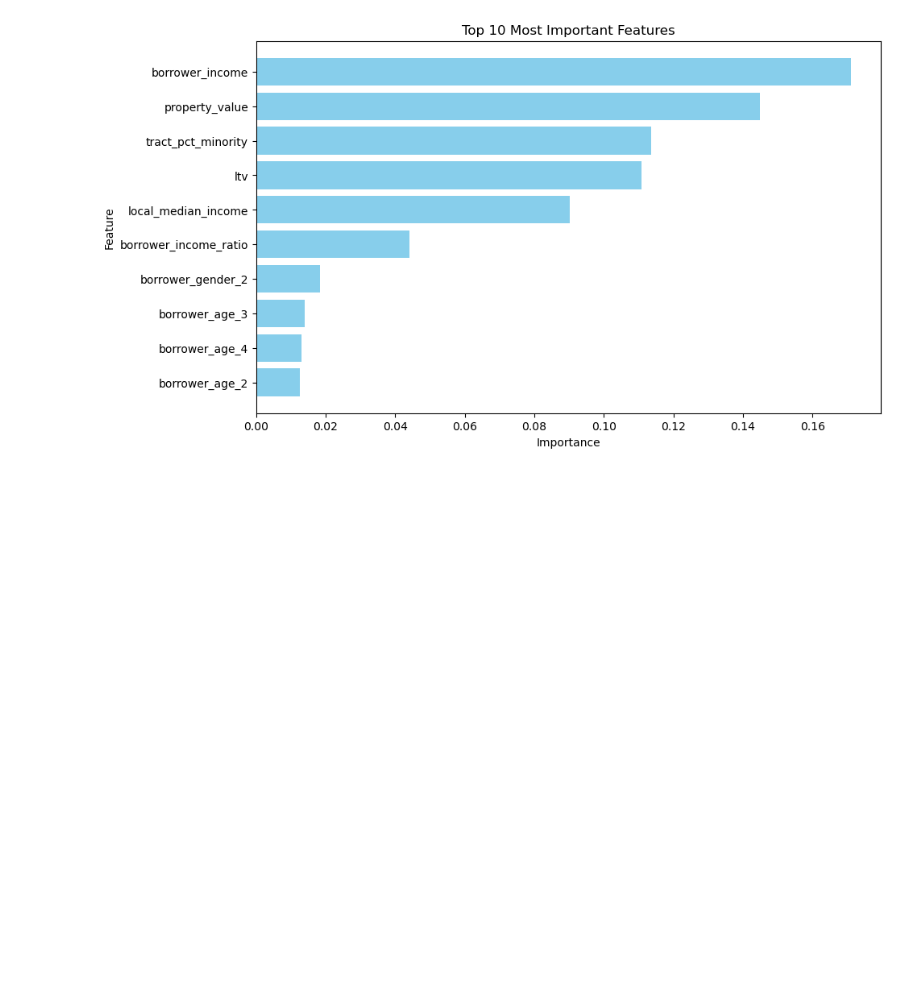
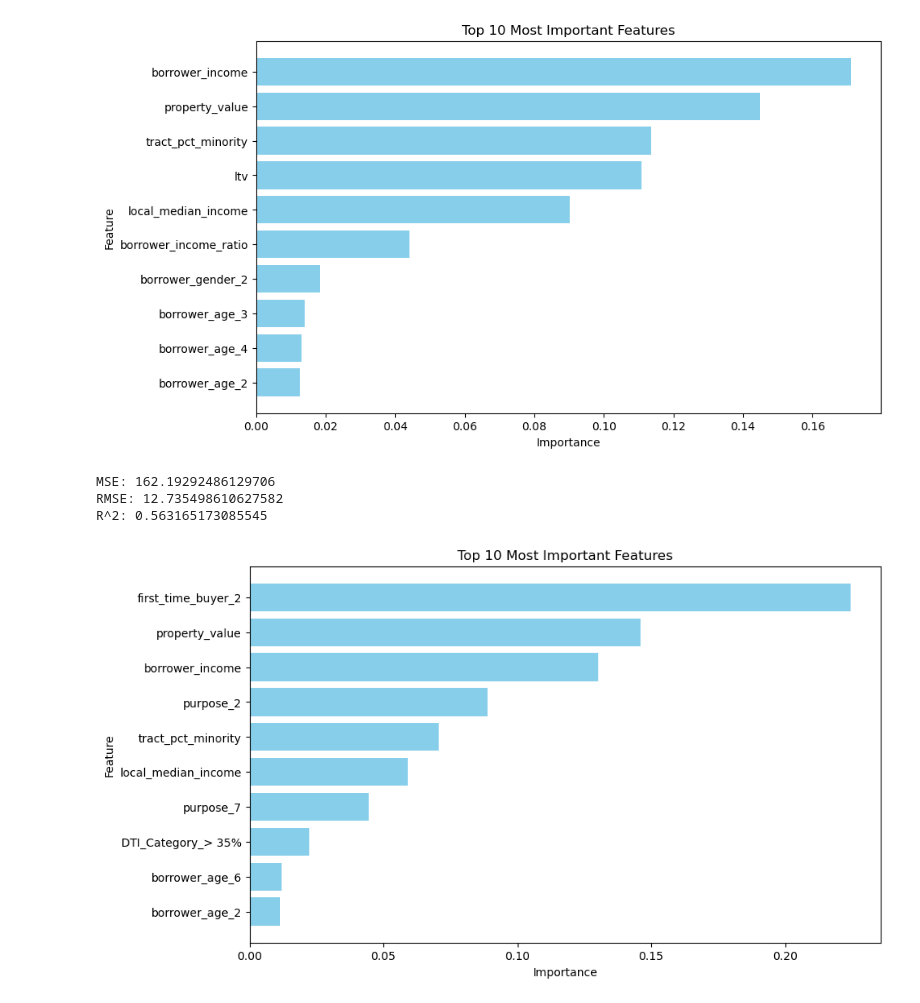
Before and after one commit to amortenson/CSE6242-Group-Project, a Jupyter notebook: Random_Forest_Test.ipynb, the cells around one changed output. Saved outputs shown, nothing was run; the diff lists cells and outputs as text; code cells hidden in the pictures; blank space fills up the shorter version.

```diff
--- a/Random_Forest_Test.ipynb
+++ b/Random_Forest_Test.ipynb
@@ -187,0 +201,45 @@ plt.show()
+# %%
+#sample 10% of the dataset - an assumption we can revisit, just trying to make the random forset model run faster for now
+pred_df_ltv = pred_df_ltv.sample(frac=0.10, random_state=42)
+# %%
+#split data into x, y
+y = pred_df_ltv['ltv']
+X = pred_df_ltv.drop(columns=['ltv'])
+# %%
+#train random forest regressor
+X_train, X_test, y_train, y_test = train_test_split(X, y, test_size=0.25, random_state=42)
+
+random_forest = RandomForestRegressor(n_estimators=100, random_state=42)
+random_forest.fit(X_train, y_train)
+
+predictions = random_forest.predict(X_test)
+
+mse = mean_squared_error(y_test, predictions)
+rmse = np.sqrt(mse)
+r2 = r2_score(y_test, predictions)
+
+print("MSE:", mse)
+print("RMSE:", rmse)
+print("R^2:", r2)
+# %% [output]
+MSE: 162.19292486129706
+RMSE: 12.735498610627582
+R^2: 0.563165173085545
+# %%
+#extract feature importance and create dataframe
+feature_importance_df = pd.DataFrame({'Feature': X_train.columns, 'Importance': random_forest.feature_importances_})
+feature_importance_df = feature_importance_df.sort_values(by='Importance', ascending=False)
+# %%
+# Select the top 10 most important features
+top_features = feature_importance_df.head(10)
+
+# Plot
+plt.figure(figsize=(10, 6))
+plt.barh(top_features['Feature'], top_features['Importance'], color='skyblue')
+plt.xlabel('Importance')
+plt.ylabel('Feature')
+plt.title('Top 10 Most Important Features')
+plt.gca().invert_yaxis()
+plt.show()
+# %% [output]
+[figure, added]
```
Also changed, not shown: parts of 5 cells of this notebook.
